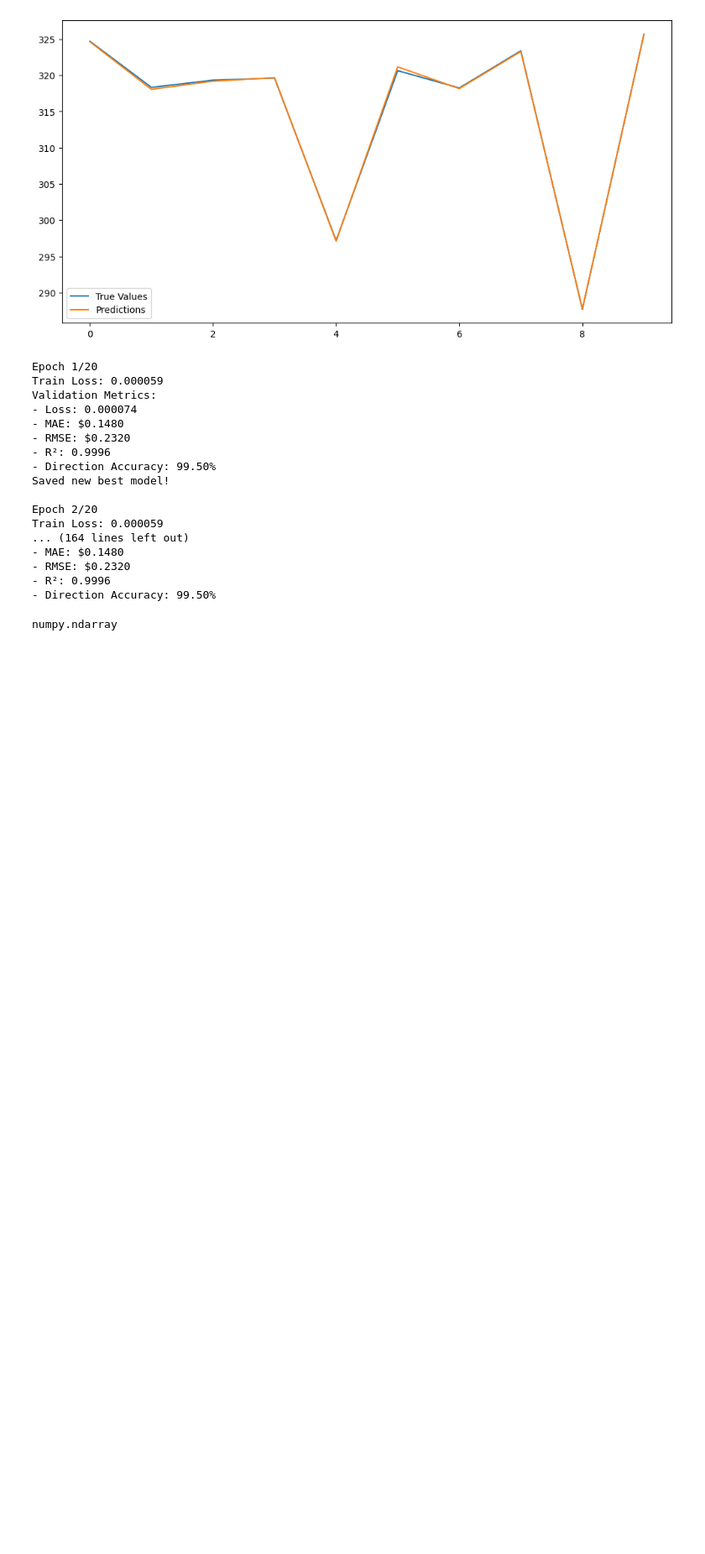
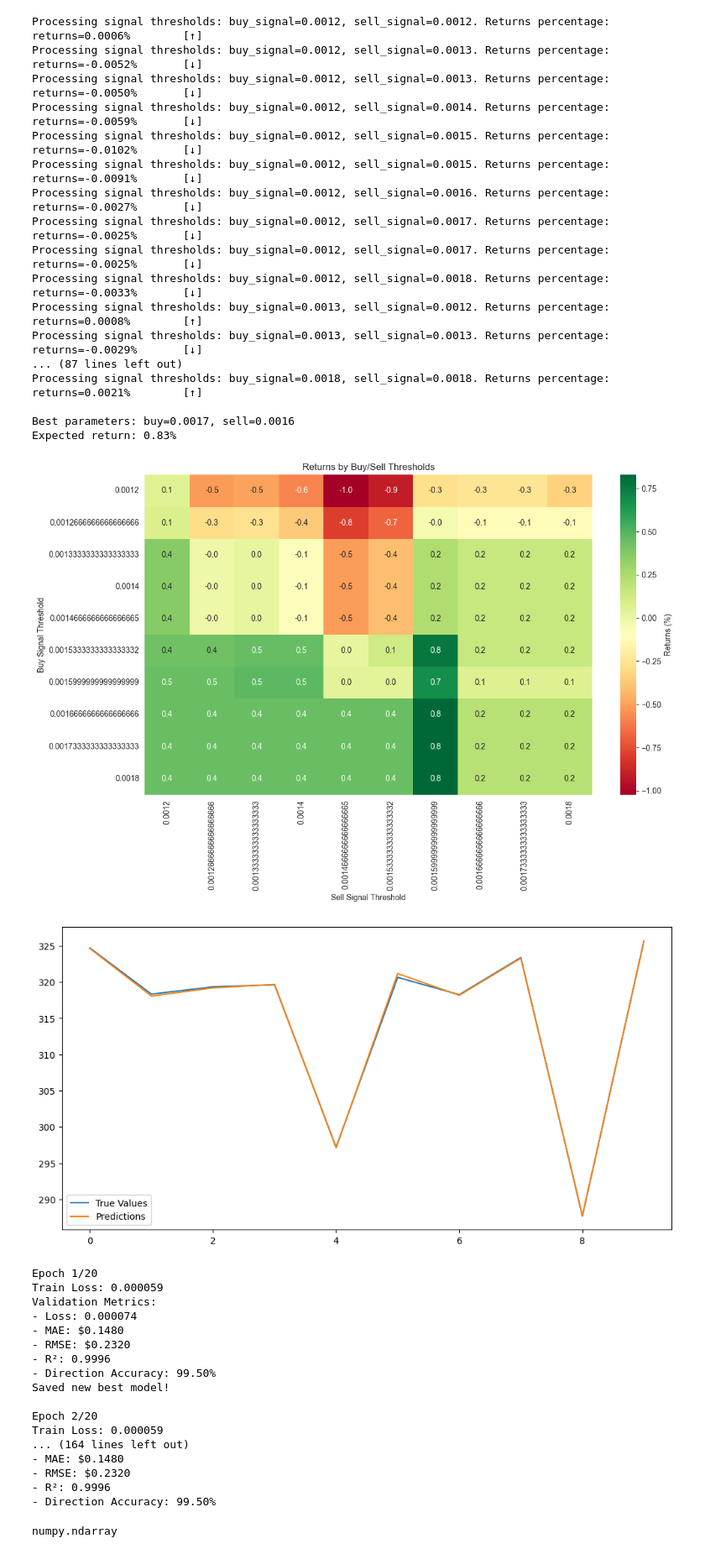
Before and after one commit to LysinKirill/TradeWise-python, a Jupyter notebook: ml/oneMinute/TrainingV2.ipynb, the cells around one changed output. Shown at 84% size. Cells and saved outputs as stored; diff of their text form; code cells hidden in the pictures; blank space fills up the shorter version.

```diff
--- a/ml/oneMinute/TrainingV2.ipynb
+++ b/ml/oneMinute/TrainingV2.ipynb
@@ -219,18 +182,3 @@ model = SimpleLSTM(input_size=1, hidden_layer_size=32, num_layers=1, output_size
-# %%
-import torch
-import torch.nn as nn
-from torch.utils.data import Dataset, DataLoader
-
-device = torch.device('cuda' if torch.cuda.is_available() else 'cpu')
-train_size = int(0.8 * len(dataset))
-test_size = len(dataset) - train_size
-train_dataset, test_dataset = torch.utils.data.random_split(dataset, [train_size, test_size])
-
-train_loader = DataLoader(train_dataset, batch_size=BATCH_SIZE, shuffle=True)
-test_loader = DataLoader(test_dataset, batch_size=BATCH_SIZE, shuffle=False)
-
-criterion = nn.MSELoss()
-optimizer = torch.optim.Adam(model.parameters(), lr=0.01)
 # %%
 def train(model, epochs):
     best_val_loss = float('inf')
@@ -526,5 +485,5 @@ np.float64(0.029170790415090776)
 # %%
-def simulate_trading(
+def simulate_trading_no_visualize(
         model,
         data,
         scaler,
@@ -532,8 +491,6 @@ def simulate_trading(
         initial_balance=10000,
         commission=0.0005,
         lookback=16,
-        #buy_signal = 0.001,
-        #sell_signal = 0.003,
         buy_signal=0.0011,
         sell_signal=0.0026
 ):
@@ -696,3 +621,63 @@ ModuleNotFoundError: No module named 'seaborn'
+# %%
+buy_thresholds = np.linspace(0.0012, 0.0018, 10)
+sell_thresholds = np.linspace(0.0012, 0.0018, 10)
+
+results = grid_search_trading_params(
+    model=model,
+    data=validate_data,
+    scaler=scaler,
+    device=device,
+    buy_thresholds=buy_thresholds,
+    sell_thresholds=sell_thresholds,
+)
+
+import seaborn as sns
+import matplotlib.pyplot as plt
+
+# Visualize results
+if not results.empty:
+    plt.figure(figsize=(12, 8))
+
+    # Create pivot table with correct syntax
+    pivot_df = results.pivot_table(
+        values='returns_pct',
+        index='buy_signal',
+        columns='sell_signal'
+    )
+
+    sns.heatmap(
+        data=pivot_df,
+        annot=True,
+        fmt=".1f",
+        cmap="RdYlGn",
+        cbar_kws={'label': 'Returns (%)'}
+    )
+    plt.title("Returns by Buy/Sell Thresholds")
+    plt.xlabel("Sell Signal Threshold")
+    plt.ylabel("Buy Signal Threshold")
+    plt.tight_layout()
+    plt.show()
+else:
+    print("No valid results to plot")
+# %% [output]
+Processing signal thresholds: buy_signal=0.0012, sell_signal=0.0012. Returns percentage: returns=0.0006%        [↑]
+Processing signal thresholds: buy_signal=0.0012, sell_signal=0.0013. Returns percentage: returns=-0.0052%       [↓]
+Processing signal thresholds: buy_signal=0.0012, sell_signal=0.0013. Returns percentage: returns=-0.0050%       [↓]
+Processing signal thresholds: buy_signal=0.0012, sell_signal=0.0014. Returns percentage: returns=-0.0059%       [↓]
+Processing signal thresholds: buy_signal=0.0012, sell_signal=0.0015. Returns percentage: returns=-0.0102%       [↓]
+Processing signal thresholds: buy_signal=0.0012, sell_signal=0.0015. Returns percentage: returns=-0.0091%       [↓]
+Processing signal thresholds: buy_signal=0.0012, sell_signal=0.0016. Returns percentage: returns=-0.0027%       [↓]
+Processing signal thresholds: buy_signal=0.0012, sell_signal=0.0017. Returns percentage: returns=-0.0025%       [↓]
+Processing signal thresholds: buy_signal=0.0012, sell_signal=0.0017. Returns percentage: returns=-0.0025%       [↓]
+Processing signal thresholds: buy_signal=0.0012, sell_signal=0.0018. Returns percentage: returns=-0.0033%       [↓]
+Processing signal thresholds: buy_signal=0.0013, sell_signal=0.0012. Returns percentage: returns=0.0008%        [↑]
+Processing signal thresholds: buy_signal=0.0013, sell_signal=0.0013. Returns percentage: returns=-0.0029%       [↓]
+... (87 lines left out)
+Processing signal thresholds: buy_signal=0.0018, sell_signal=0.0018. Returns percentage: returns=0.0021%        [↑]
+
+Best parameters: buy=0.0017, sell=0.0016
+Expected return: 0.83%
+[figure, added]
 # %%
 if predictions.ndim == 1:
     predictions = predictions.unsqueeze(-1)
```
Also changed, not shown: parts of 17 cells of this notebook, 1 other file.
